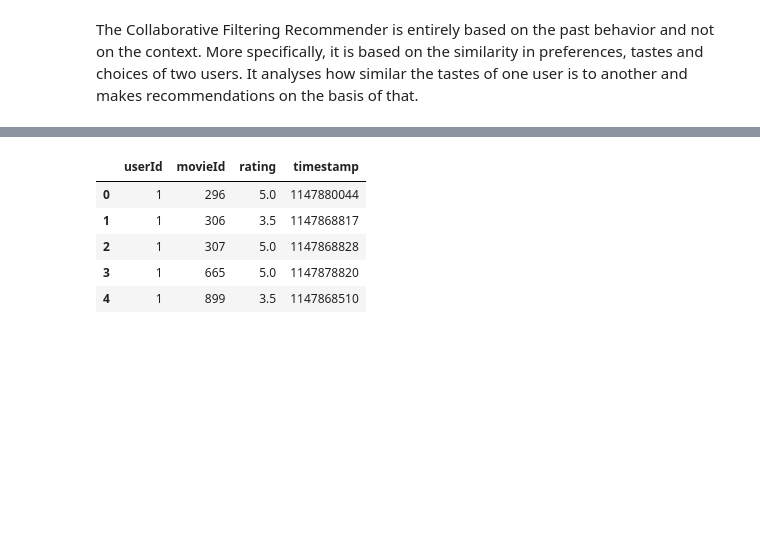
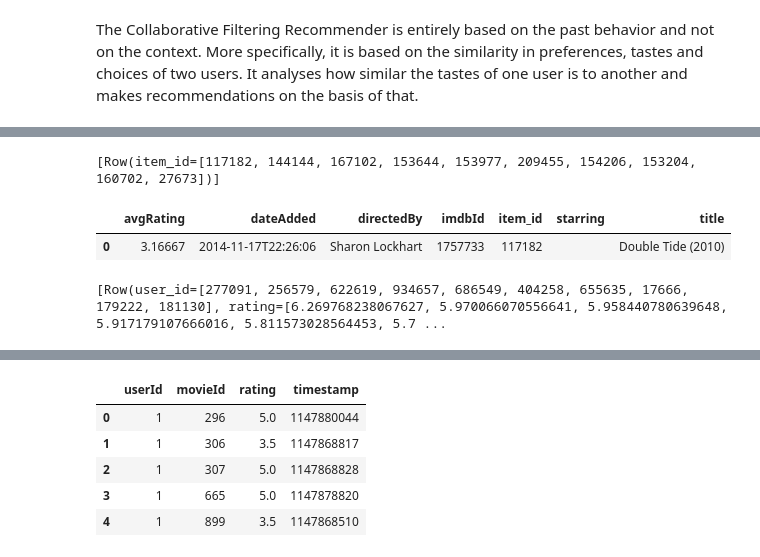
Before and after one commit to WilliamScarbro/CS535_TermProject, a Jupyter notebook: bin/initial_analysis_revise.ipynb, the cells around one changed output, grey strips where cells are left out. Cells and saved outputs as stored; diff of their text form; code cells hidden in the pictures; blank space fills up the shorter version.

```diff
--- a/bin/initial_analysis.ipynb
+++ b/bin/initial_analysis_revise.ipynb
@@ -2,0 +250,13 @@ The Collaborative Filtering Recommender is entirely based on the past behavior a
+# %%
+userRecs.where(userRecs.user_id == 148).select("recommendations.item_id").collect()
+# %% [output]
+[Row(item_id=[117182, 144144, 167102, 153644, 153977, 209455, 154206, 153204, 160702, 27673])]
+# %%
+movies_info.filter(movies_info.item_id == 117182).toPandas()
+# %% [output]
+|  | avgRating | dateAdded | directedBy | imdbId | item_id | starring | title |
+| 0 | 3.16667 | 2014-11-17T22:26:06 | Sharon Lockhart | 1757733 | 117182 |  | Double Tide (2010) |
+# %%
+movieRecs.where(movieRecs.item_id == 2).select("recommendations.user_id", "recommendations.rating").collect()
+# %% [output]
+[Row(user_id=[277091, 256579, 622619, 934657, 686549, 404258, 655635, 17666, 179222, 181130], rating=[6.269768238067627, 5.970066070556641, 5.958440780639648, 5.917179107666016, 5.811573028564453, 5.7 ...
```
Also changed, not shown: parts of 32 cells of this notebook, 1 other file.
